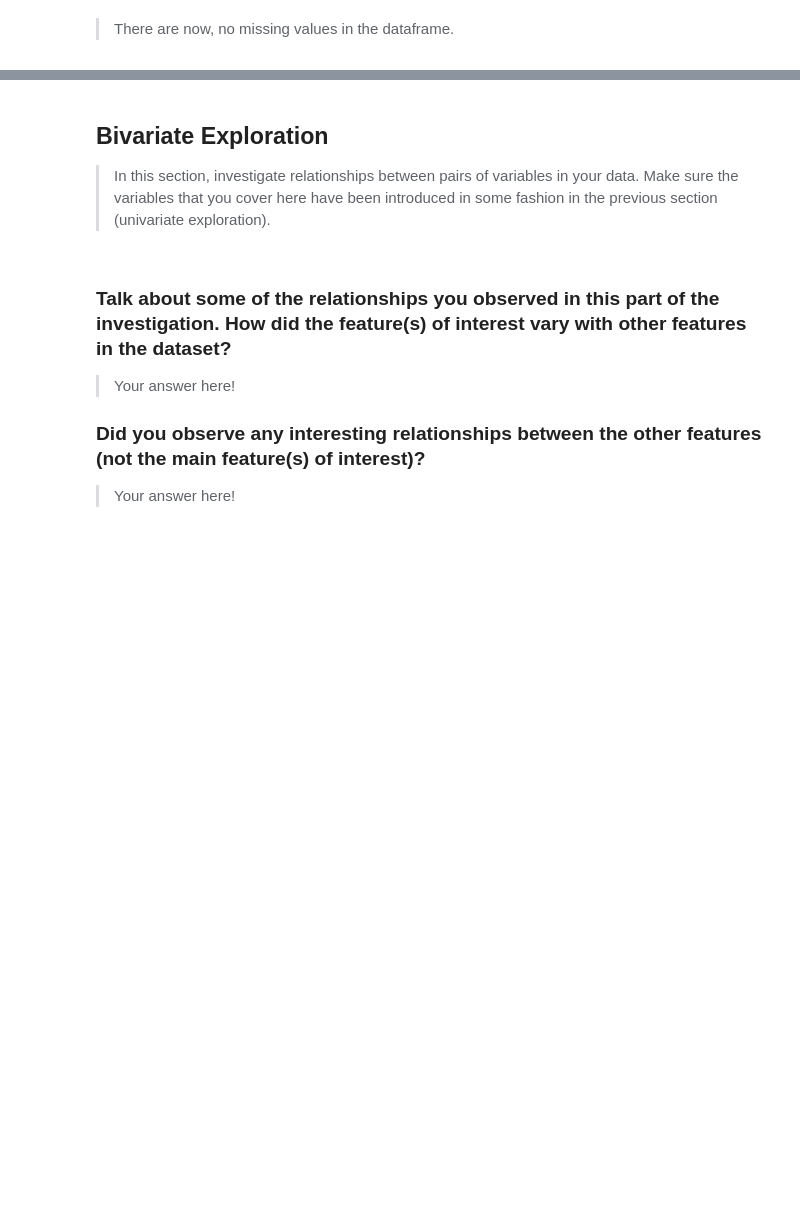
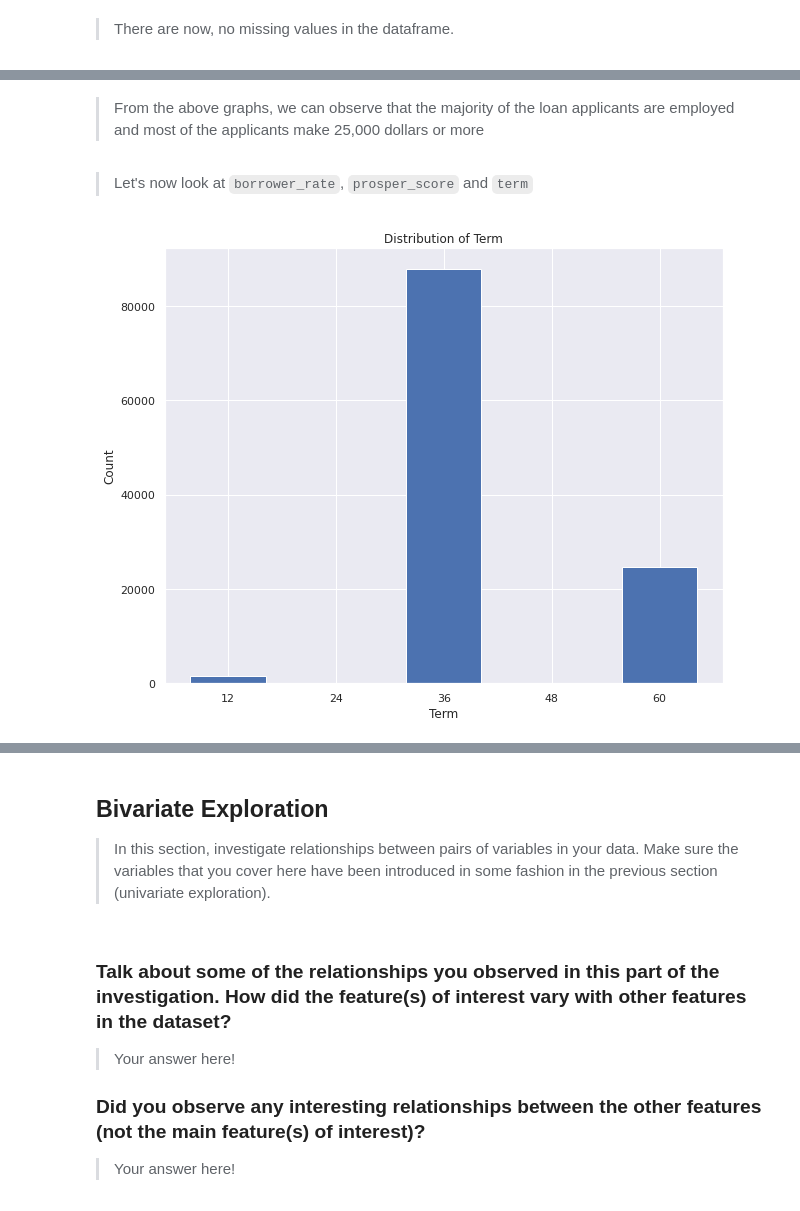
Before and after one commit to jyothirupa/loan-data-visualization, a Jupyter notebook: exploratory_analysis.ipynb, the cells around one changed output, grey strips where cells are left out. Cells and saved outputs as stored; diff of their text form; code cells hidden in the pictures; blank space fills up the shorter version.

```diff
--- a/exploratory_analysis.ipynb
+++ b/exploratory_analysis.ipynb
@@ -345,0 +247,24 @@ you plan on investigating next.
+# %%
+# if variable is a discrete numerical variable, a continuously binned histogram can be confusing,
+# we set the width of the bars to 70% of the actual width and modify the ticks
+
+# function to plot a histogram
+def draw_histogram(data, x, bins, x_ticks, x_label, y_label, title, discrete_variable, rotation=0):
+    # setting the figure size
+    plt.figure(figsize=[10, 8])
+
+    # setting the bar width to 0.7 if the variable is discrete
+    if discrete_variable:
+        rwidth = 0.7
+    else:
+        rwidth = 1
+
+    # plotting the histogram
+    plt.hist(data = data, x = x, bins = bins, rwidth = rwidth)
+    # specifying the X and Y axes labels
+    plt.xlabel(x_label)
+    plt.ylabel(y_label)
+    # specifying the X ticks and rotation
+    plt.xticks(x_ticks, rotation=rotation)
+    # setting the title of the plot
+    plt.title(title);
@@ -345,0 +327,12 @@ you plan on investigating next.
+# %% [markdown]
+> From the above graphs, we can observe that the majority of the loan applicants are employed and most of the applicants make 25,000 dollars or more
+# %% [markdown]
+> Let's now look at `borrower_rate`, `prosper_score` and `term`
+# %%
+# plotting the distribution of term
+bins = np.arange(6, loan_data['term'].max()+18, 12)
+x_ticks = np.arange(12, loan_data['term'].max()+12, 12)
+
+draw_histogram(loan_data, 'term', bins, x_ticks, 'Term', 'Count', 'Distribution of Term', True)
+# %% [output]
+[figure, added]
```
Also changed, not shown: parts of 57 cells of this notebook.
